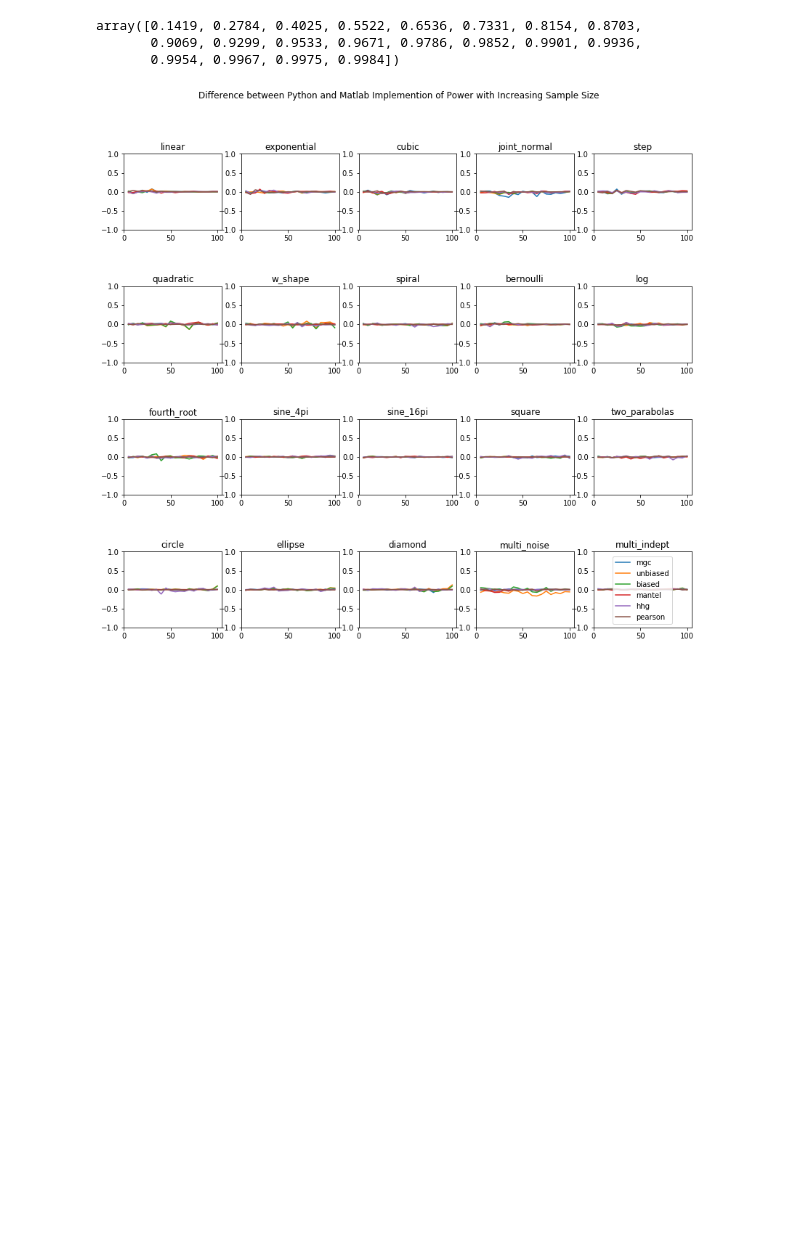
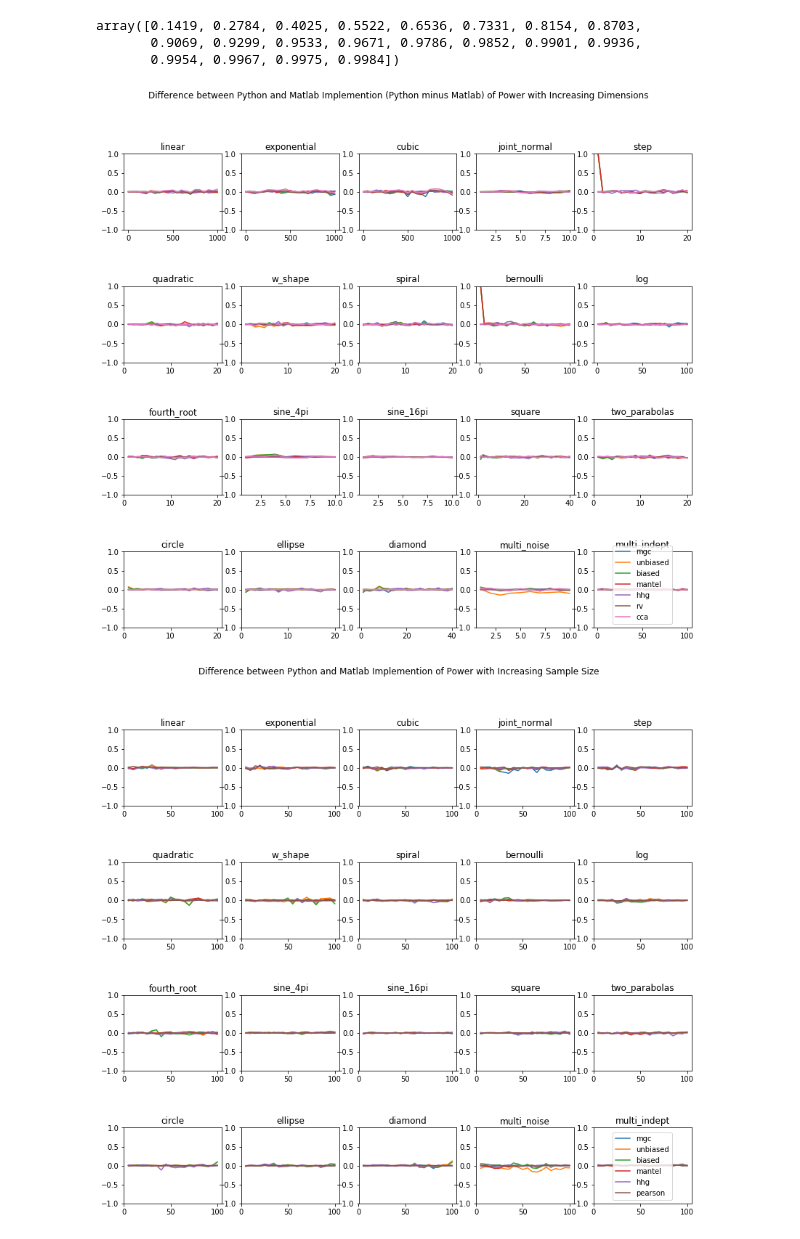
Before and after one commit to neurodata/mgcpy-old, a Jupyter notebook: demos/figure_2_power_curve.ipynb, the cells around one changed output. Drawn from its saved outputs; the diff is of its cells as text; code cells hidden in the pictures; blank space fills up the shorter version.

```diff
--- a/demos/figure_2_power_curve.ipynb
+++ b/demos/figure_2_power_curve.ipynb
@@ -283,8 +271,12 @@ def plot_diff_curves(which_type):
         fig.suptitle('Difference between Python and Matlab Implemention (Python minus Matlab) of Power with Increasing Dimensions')
         plt.savefig('../../../../Desktop/Neuro Data Design/diff_power_dimensions.png')
     else:
-        fig.suptitle('Difference between Python and Matlab Implemention of Power with Increasing Sample Size')
+        fig.suptitle('Difference between Python and Matlab Implemention (Python minus Matlab) of Power with Increasing Sample Size')
         plt.savefig('../../../../Desktop/Neuro Data Design/diff_power_sample_size.png')
+# %%
+plot_diff_curves('dimension')
+# %% [output]
+[figure, added]
 # %%
 plot_diff_curves('sample_size')
 # %% [output]
```
Also changed, not shown: parts of 23 cells of this notebook.
